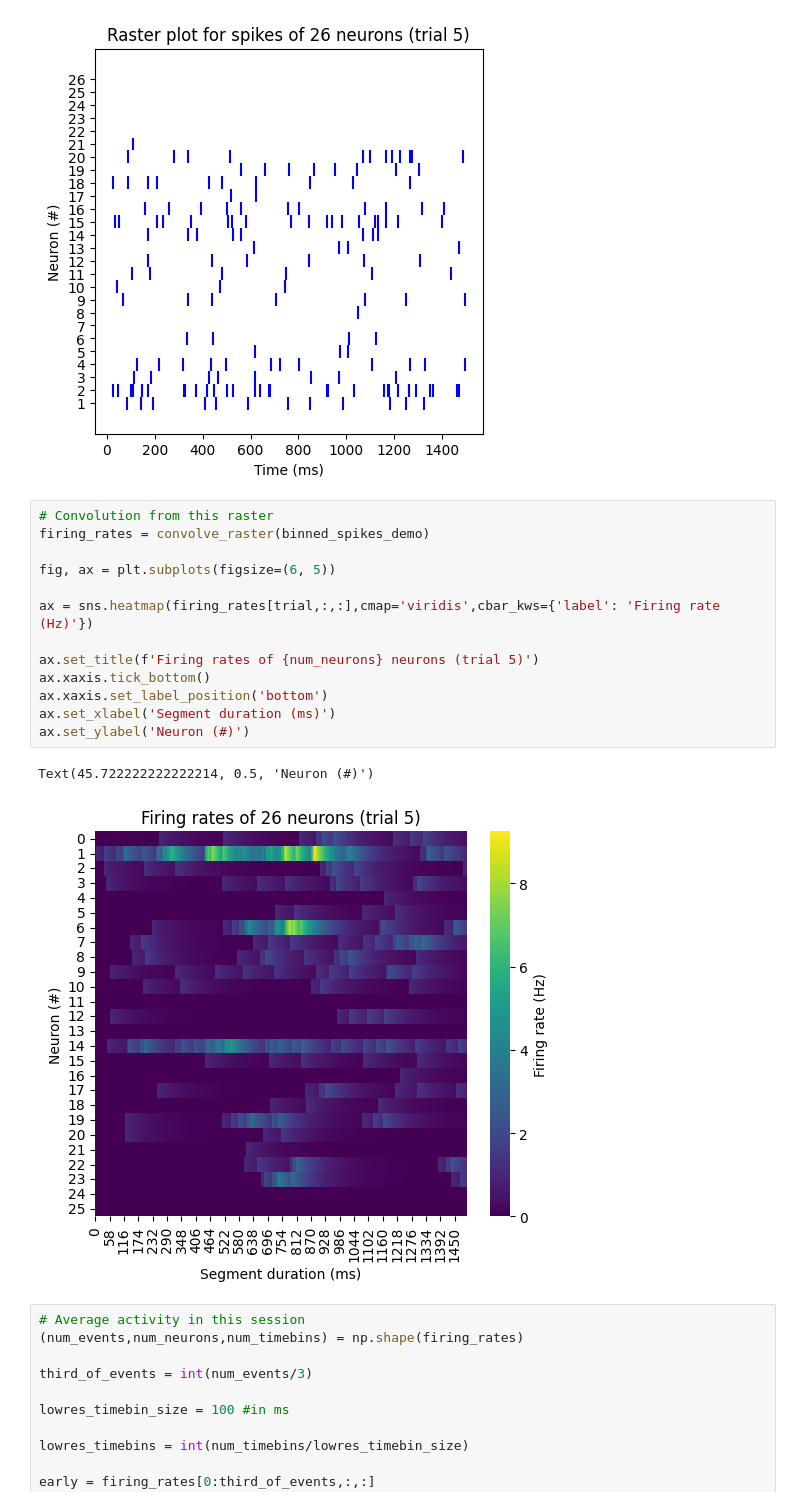
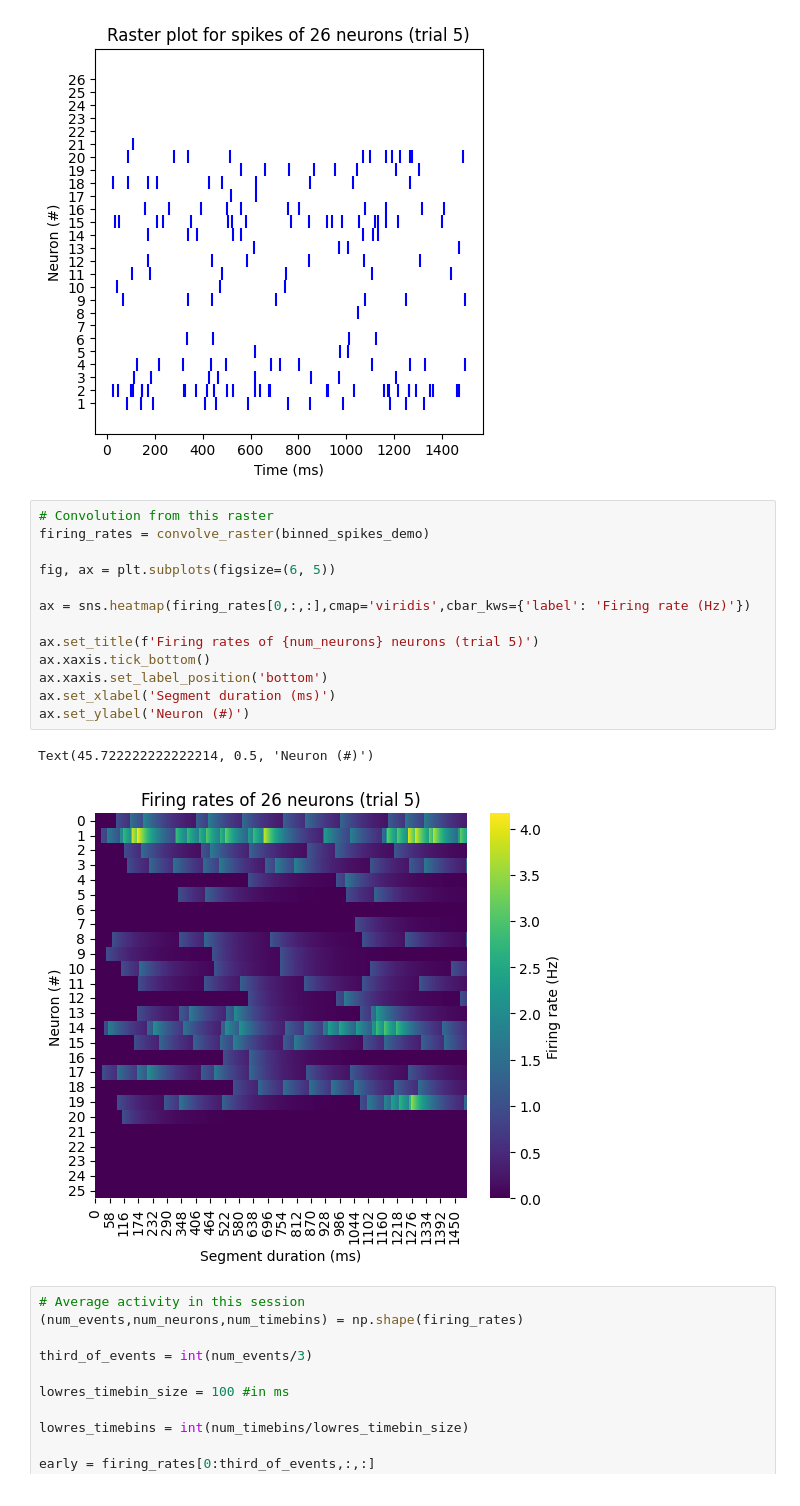
Before and after one commit to lfernandof/lfp_signals_analysis, a Jupyter notebook: participation_ratio_analysis.ipynb, the cells around one changed output. Saved outputs shown, nothing was run; the diff lists cells and outputs as text.

Commit message:
finished the elements to figure 2

```diff
--- a/participation_ratio_analysis.ipynb
+++ b/participation_ratio_analysis.ipynb
@@ -686,19 +697,19 @@ plt.eventplot([np.where(binned_spikes_demo[0,current_neuron,:] == 1)[0] for curr
 # %%
 # Convolution from this raster
 firing_rates = convolve_raster(binned_spikes_demo)
 
 fig, ax = plt.subplots(figsize=(6, 5))
 
-ax = sns.heatmap(firing_rates[trial,:,:],cmap='viridis',cbar_kws={'label': 'Firing rate (Hz)'})
+ax = sns.heatmap(firing_rates[0,:,:],cmap='viridis',cbar_kws={'label': 'Firing rate (Hz)'})
 
 ax.set_title(f'Firing rates of {num_neurons} neurons (trial 5)')
 ax.xaxis.tick_bottom()
 ax.xaxis.set_label_position('bottom')
 ax.set_xlabel('Segment duration (ms)')
 ax.set_ylabel('Neuron (#)')
 # %% [output]
 Text(45.722222222222214, 0.5, 'Neuron (#)')
-[figure, old version]
+[figure, new version]
 # %%
 # Average activity in this session
 (num_events,num_neurons,num_timebins) = np.shape(firing_rates)
```
Also changed, not shown: parts of 21 cells of this notebook.
